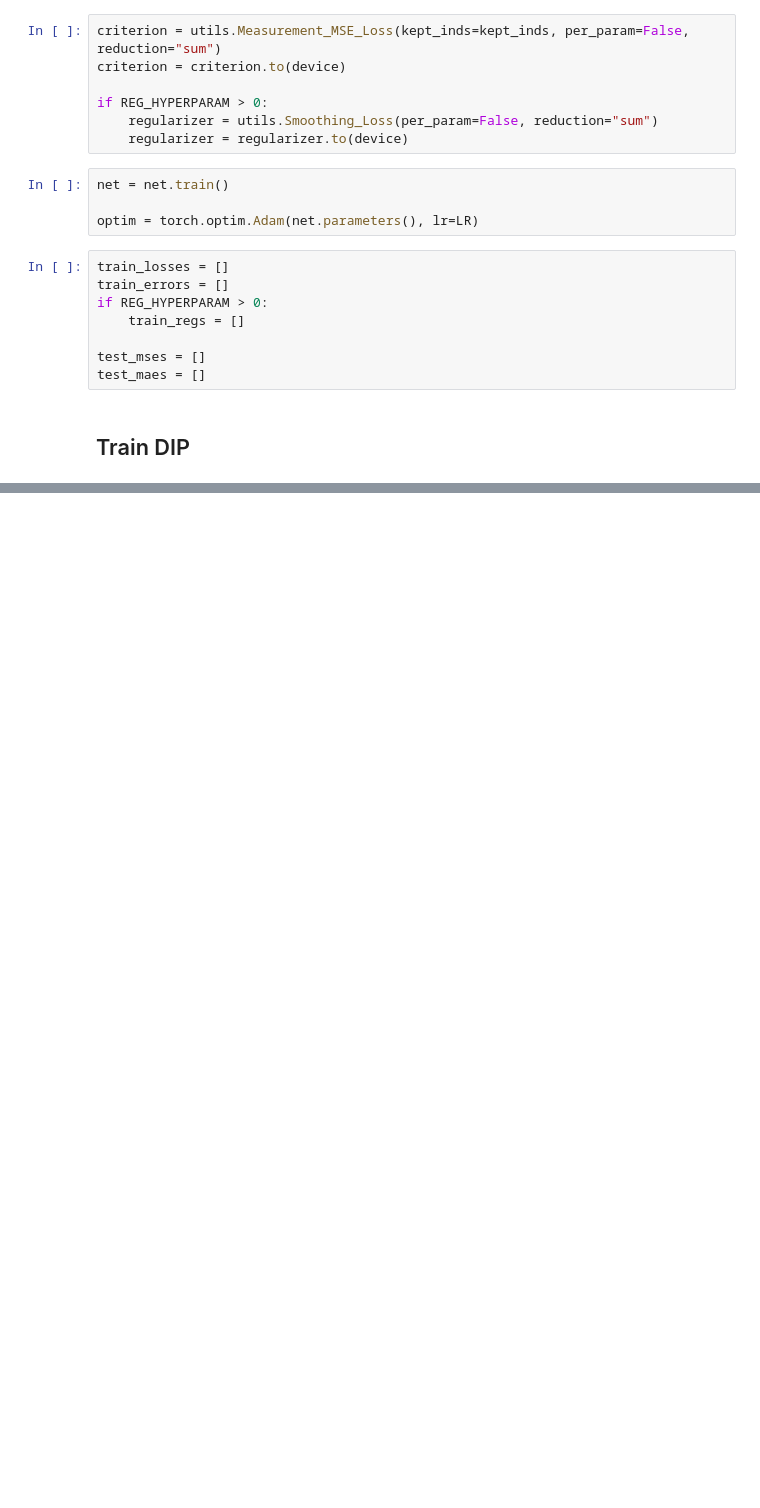
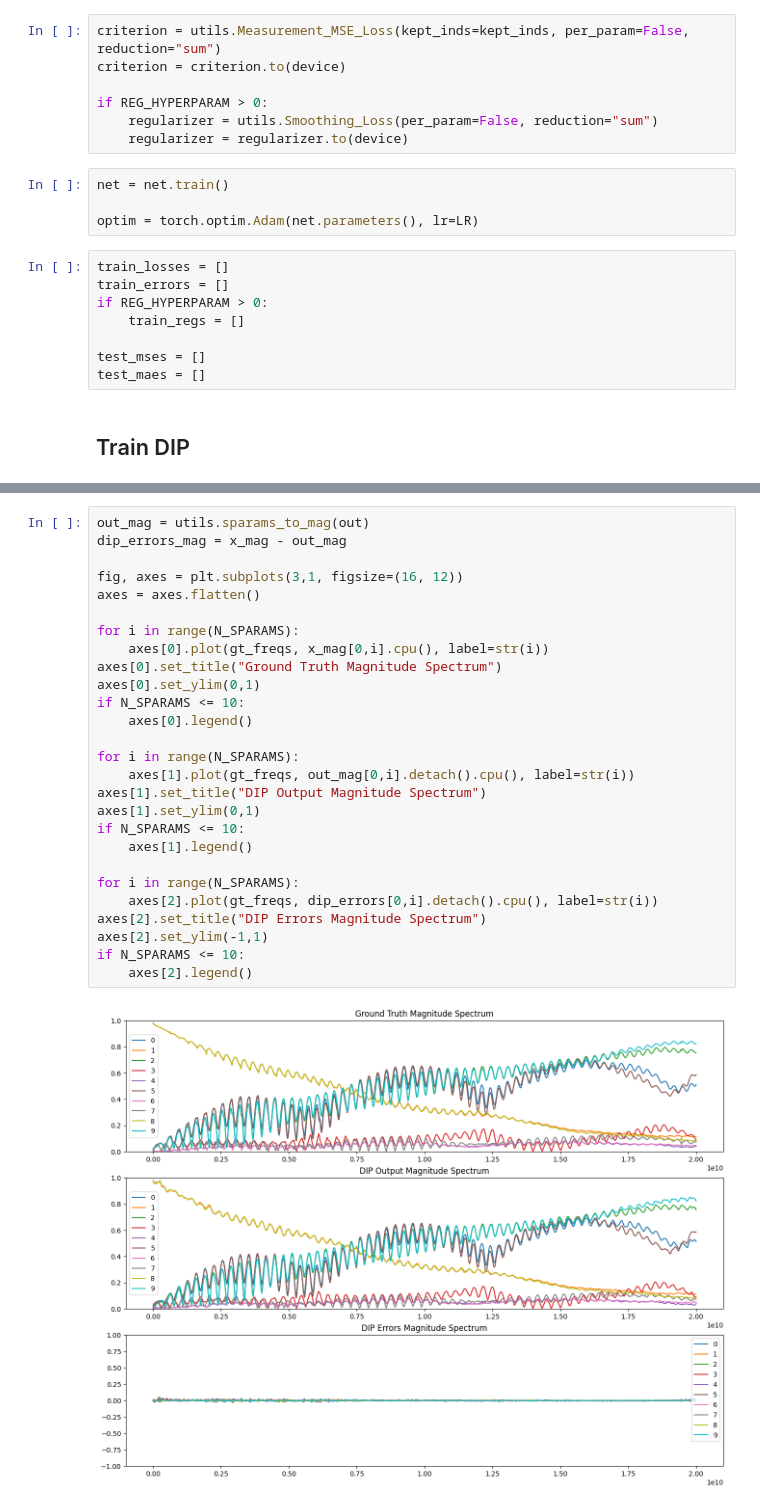
Before and after one commit to VarunGorti/CurveFitting-DIP, a Jupyter notebook: RESUNET_V4.ipynb, the cells around one changed output, grey strips where cells are left out. Drawn from its saved outputs; the diff is of its cells as text; blank space fills up the shorter version.

```diff
--- a/RESUNET_V4.ipynb
+++ b/RESUNET_V4.ipynb
@@ -261,0 +407,29 @@ plt.show()
+# %%
+out_mag = utils.sparams_to_mag(out)
+dip_errors_mag = x_mag - out_mag
+
+fig, axes = plt.subplots(3,1, figsize=(16, 12))
+axes = axes.flatten()
+
+for i in range(N_SPARAMS):
+    axes[0].plot(gt_freqs, x_mag[0,i].cpu(), label=str(i))
+axes[0].set_title("Ground Truth Magnitude Spectrum")
+axes[0].set_ylim(0,1)
+if N_SPARAMS <= 10:
+    axes[0].legend()
+
+for i in range(N_SPARAMS):
+    axes[1].plot(gt_freqs, out_mag[0,i].detach().cpu(), label=str(i))
+axes[1].set_title("DIP Output Magnitude Spectrum")
+axes[1].set_ylim(0,1)
+if N_SPARAMS <= 10:
+    axes[1].legend()
+
+for i in range(N_SPARAMS):
+    axes[2].plot(gt_freqs, dip_errors[0,i].detach().cpu(), label=str(i))
+axes[2].set_title("DIP Errors Magnitude Spectrum")
+axes[2].set_ylim(-1,1)
+if N_SPARAMS <= 10:
+    axes[2].legend()
+# %% [output]
+[figure, added]
```
Also changed, not shown: parts of 24 cells of this notebook.
